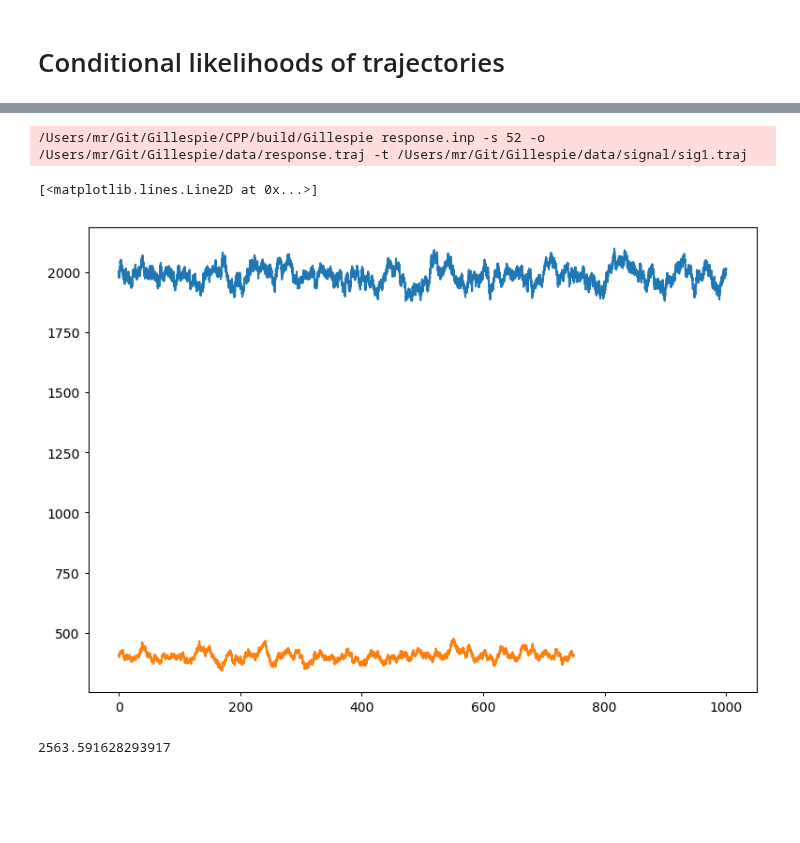
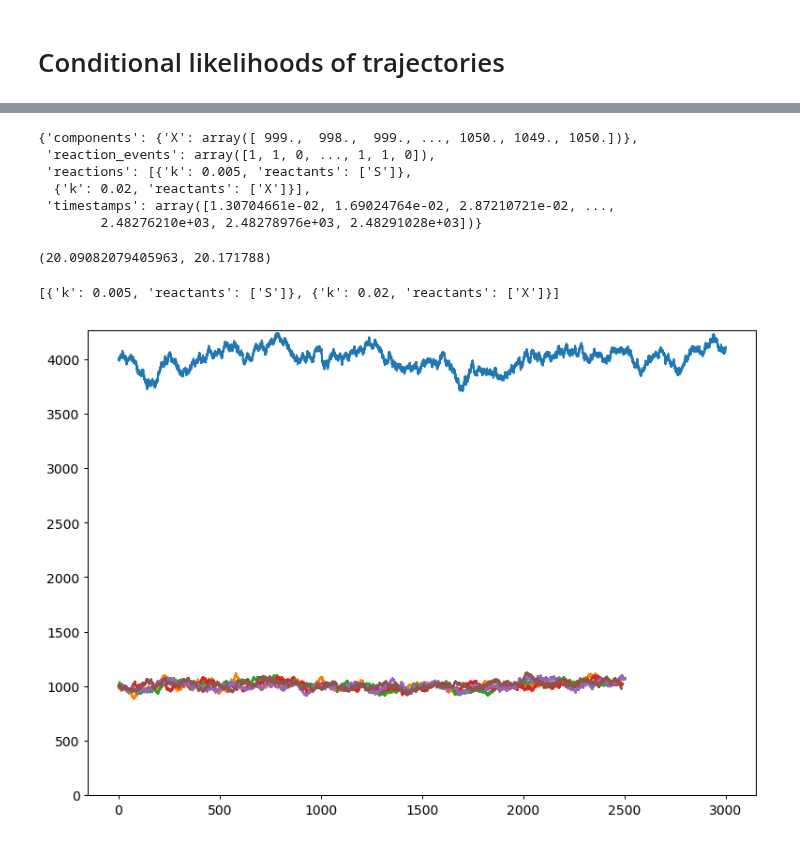
Before and after one commit to manuel-rhdt/master-thesis, a Jupyter notebook: analyzer/mutual_information.ipynb, the cells around one changed output, grey strips where cells are left out. Cells and saved outputs as stored; diff of their text form; code cells hidden in the pictures; blank space fills up the shorter version.

```diff
--- a/analyzer/mutual_information.ipynb
+++ b/analyzer/mutual_information.ipynb
@@ -53,0 +57,20 @@ plt.plot(x, mutual_information, label='$N_X={}, N_S={}$'.format(num_r, num_s));
+# %%
+matplotlib.rcParams.update({'font.size': 16, 'font.family': 'TeX Gyre Heros'})
+for val in mi:
+    plt.plot(x, np.mean(val, axis=0), linewidth=0.1, color='black')
+plt.plot(x, mi_mean, label='averaged mutual information'.format(num_r, num_s), linewidth=3, color='#CD401A')
+
+ax = plt.gca()
+for pos in ['right', 'top']:
+    ax.spines[pos].set_visible(False)
+
+for pos in ['left', 'bottom']:
+    ax.spines[pos].set_linewidth(3)
+
+plt.tick_params('both', left = False, labelleft=False, bottom=False, labelbottom=False)
+plt.ylabel('mutual information')
+plt.xlabel('trajectory length')
+plt.legend()
+
+plt.gcf().set_size_inches(16.5/2.54, 9.0/2.54)
+plt.savefig('poster_plot_3.pdf')
@@ -54,19 +108,32 @@ plt.plot(x, mutual_information, label='$N_X={}, N_S={}$'.format(num_r, num_s));
 # %%
 from pathlib import Path
-signal = analyzer.load_trajectory(Path('../data/signal/sig1.traj'))
+signal = analyzer.load_trajectory(Path('/data/signal/sig1.traj'))
 # %%
-analyzer.simulate_trajectory('response.inp', '../data/response.traj', ['../data/signal/sig1.traj'], seed=52)
+responses = []
+for i in range(5):
+    analyzer.simulate_trajectory('response.inp', '/data/response.traj', ['/data/signal/sig1.traj'], seed=i)
+    responses.append(analyzer.load_trajectory(Path('/data/response.traj')))
-# %% [output]
-/Users/mr/Git/Gillespie/CPP/build/Gillespie response.inp -s 52 -o /Users/mr/Git/Gillespie/data/response.traj -t /Users/mr/Git/Gillespie/data/signal/sig1.traj
-# %%
-response = analyzer.load_trajectory(Path('../data/response.traj'))
+# %%
+responses[0]
+# %% [output]
+{'components': {'X': array([ 999.,  998.,  999., ..., 1050., 1049., 1050.])},
+ 'reaction_events': array([1, 1, 0, ..., 1, 1, 0]),
+ 'reactions': [{'k': 0.005, 'reactants': ['S']},
+  {'k': 0.02, 'reactants': ['X']}],
+ 'timestamps': array([1.30704661e-02, 1.69024764e-02, 2.87210721e-02, ...,
+        2.48276210e+03, 2.48278976e+03, 2.48291028e+03])}
+# %%
+signal['components']['S'].mean() * 0.005, responses[0]['components']['X'].mean() * 0.02
+# %% [output]
+(20.09082079405963, 20.171788)
+# %%
+responses[0]['reactions']
+# %% [output]
+[{'k': 0.005, 'reactants': ['S']}, {'k': 0.02, 'reactants': ['X']}]
 # %%
 plt.plot(signal['timestamps'], signal['components']['S'])
-plt.plot(response['timestamps'], response['components']['X'])
+plt.ylim(0,None)
+for response in responses:
+    plt.plot(response['timestamps'], response['components']['X'])
 # %% [output]
-[<matplotlib.lines.Line2D at 0x...>]
-[figure, old version]
+[figure, new version]
-# %%
-print(response['timestamps'][-1])
-# %% [output]
-2563.591628293917
```
Also changed, not shown: parts of 19 cells of this notebook, 22 other files.
